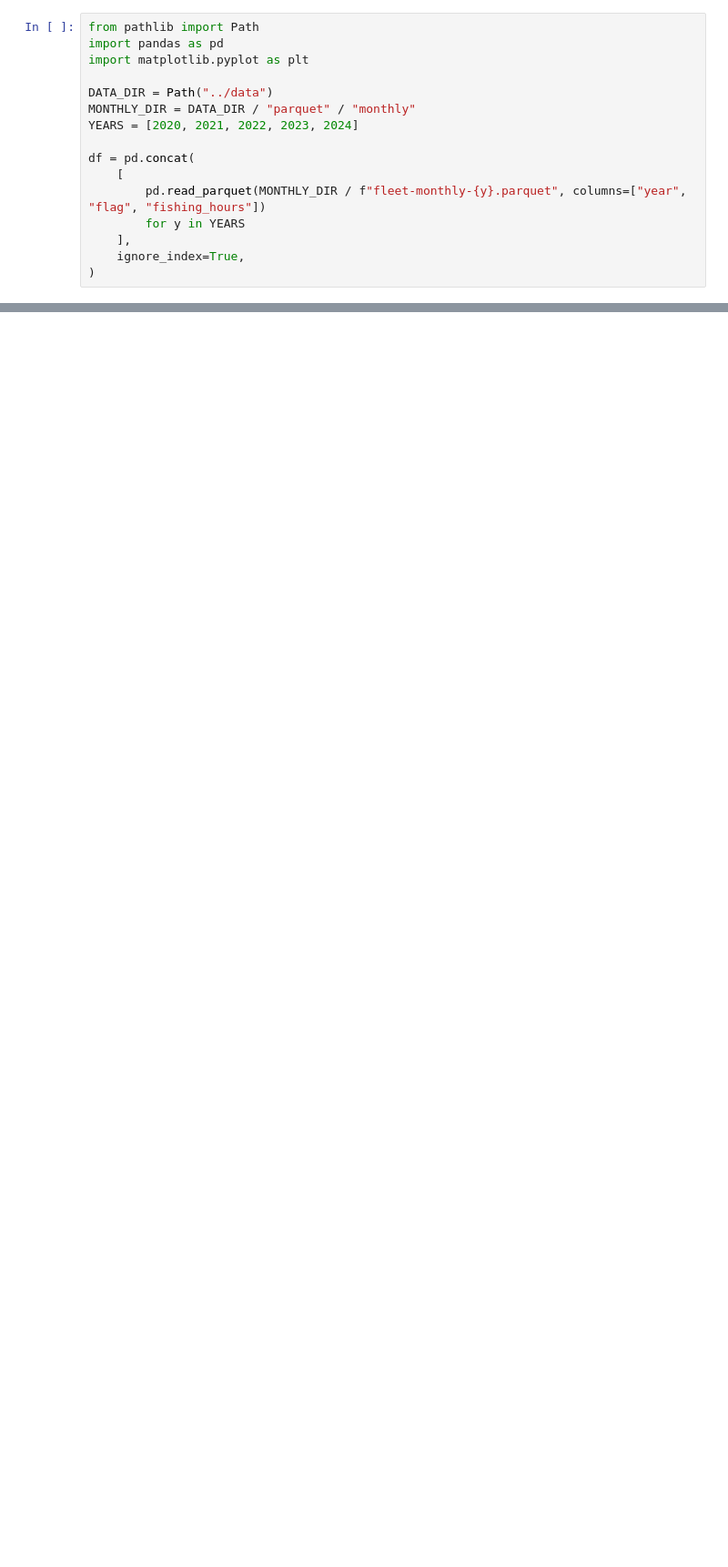
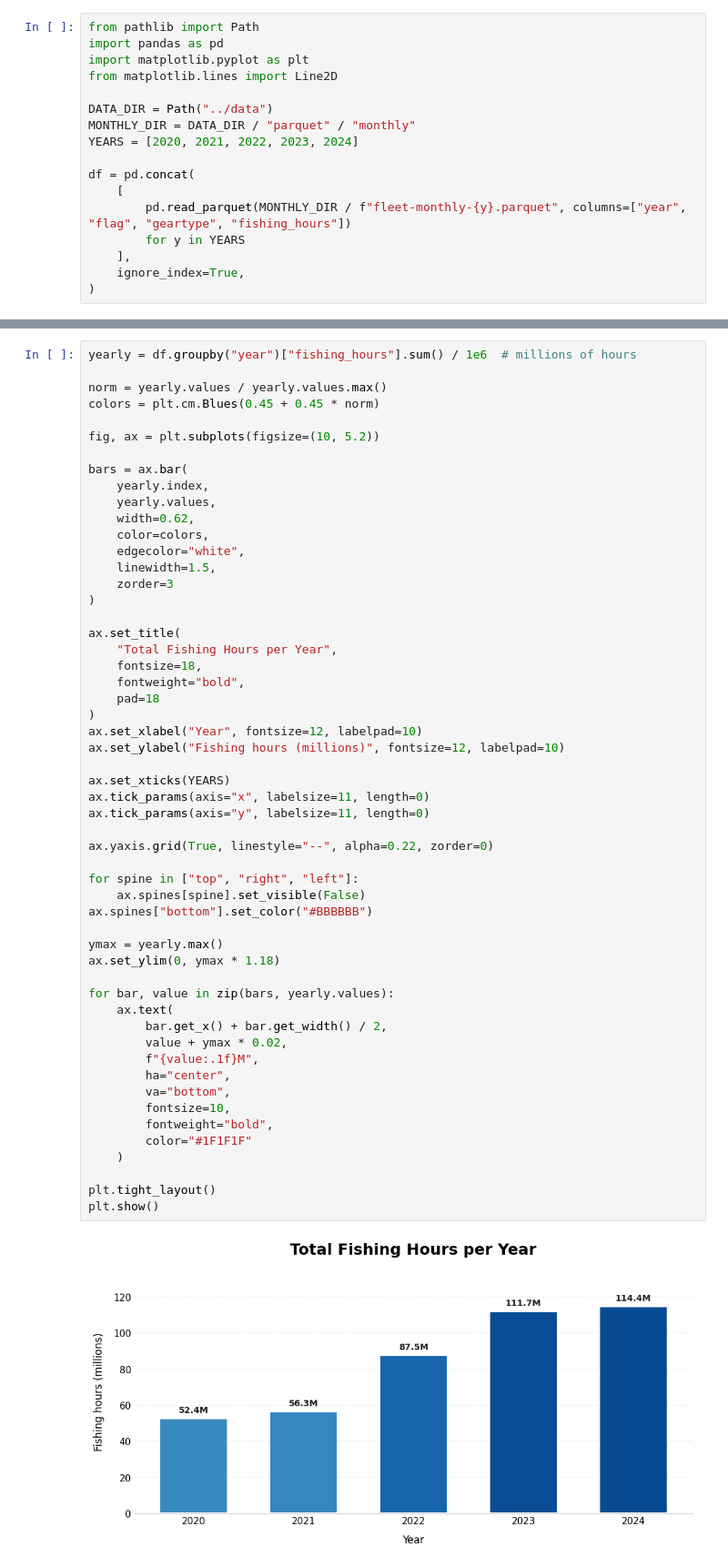
Before and after one commit to com-480-data-visualization/a-fishing-story, a Jupyter notebook: notebooks/explore.ipynb, the cells around one changed output, grey strips where cells are left out. Shown at 91% size. Cells and saved outputs as stored; diff of their text form; blank space fills up the shorter version.

Commit message:
update plot

```diff
--- a/notebooks/explore.ipynb
+++ b/notebooks/explore.ipynb
@@ -2,6 +2,7 @@
 from pathlib import Path
 import pandas as pd
 import matplotlib.pyplot as plt
+from matplotlib.lines import Line2D
 
 DATA_DIR = Path("../data")
 MONTHLY_DIR = DATA_DIR / "parquet" / "monthly"
@@ -9,7 +10,7 @@ YEARS = [2020, 2021, 2022, 2023, 2024]
 
 df = pd.concat(
     [
-        pd.read_parquet(MONTHLY_DIR / f"fleet-monthly-{y}.parquet", columns=["year", "flag", "fishing_hours"])
+        pd.read_parquet(MONTHLY_DIR / f"fleet-monthly-{y}.parquet", columns=["year", "flag", "geartype", "fishing_hours"])
         for y in YEARS
     ],
     ignore_index=True,
@@ -33 +18,57 @@ plt.show()
+# %%
+yearly = df.groupby("year")["fishing_hours"].sum() / 1e6  # millions of hours
+
+norm = yearly.values / yearly.values.max()
+colors = plt.cm.Blues(0.45 + 0.45 * norm)
+
+fig, ax = plt.subplots(figsize=(10, 5.2))
+
+bars = ax.bar(
+    yearly.index,
+    yearly.values,
+    width=0.62,
+    color=colors,
+    edgecolor="white",
+    linewidth=1.5,
+    zorder=3
+)
+
+ax.set_title(
+    "Total Fishing Hours per Year",
+    fontsize=18,
+    fontweight="bold",
+    pad=18
+)
+ax.set_xlabel("Year", fontsize=12, labelpad=10)
+ax.set_ylabel("Fishing hours (millions)", fontsize=12, labelpad=10)
+
+ax.set_xticks(YEARS)
+ax.tick_params(axis="x", labelsize=11, length=0)
+ax.tick_params(axis="y", labelsize=11, length=0)
+
+ax.yaxis.grid(True, linestyle="--", alpha=0.22, zorder=0)
+
+for spine in ["top", "right", "left"]:
+    ax.spines[spine].set_visible(False)
+ax.spines["bottom"].set_color("#BBBBBB")
+
+ymax = yearly.max()
+ax.set_ylim(0, ymax * 1.18)
+
+for bar, value in zip(bars, yearly.values):
+    ax.text(
+        bar.get_x() + bar.get_width() / 2,
+        value + ymax * 0.02,
+        f"{value:.1f}M",
+        ha="center",
+        va="bottom",
+        fontsize=10,
+        fontweight="bold",
+        color="#1F1F1F"
+    )
+
+plt.tight_layout()
+plt.show()
+# %% [output]
+[figure, added]
 # %%
```
Also changed, not shown: parts of 3 cells of this notebook.
